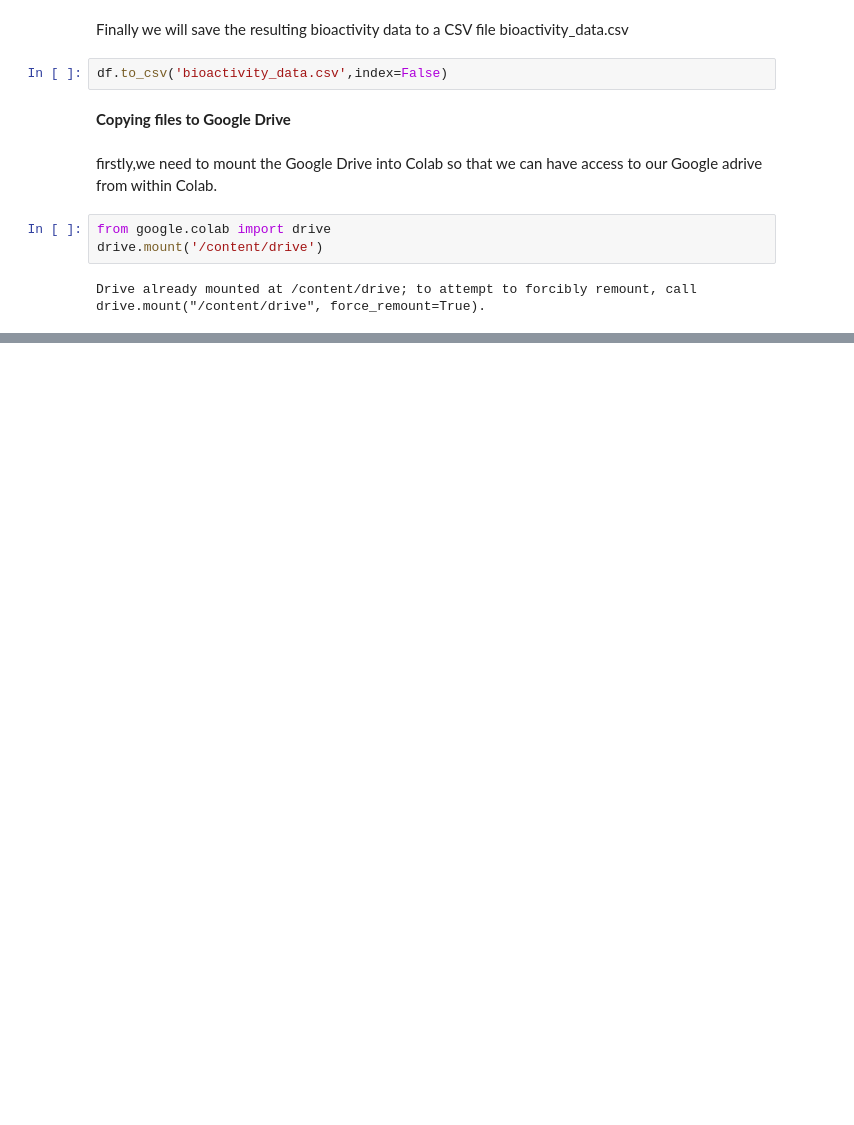
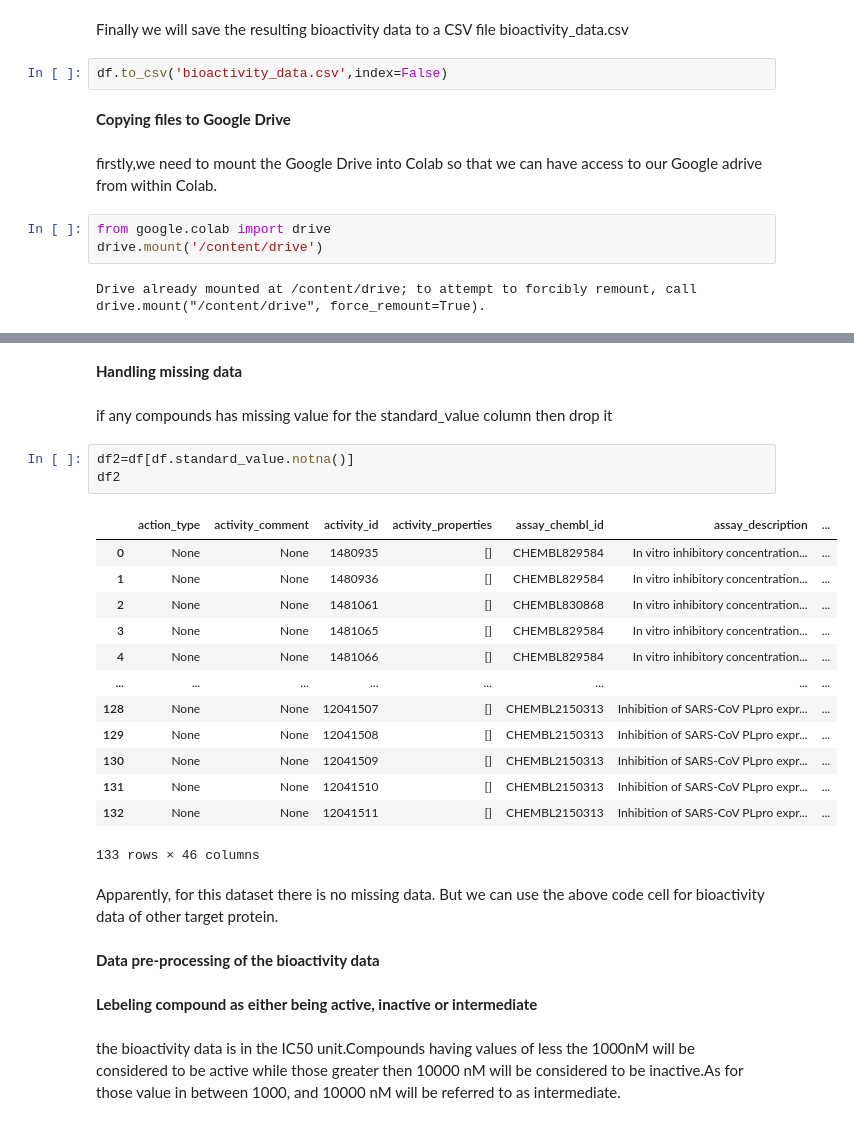
Before and after one commit to Ebratul/Bioinformatics, a Jupyter notebook: python/ML_Part_01.ipynb, the cells around one changed output, grey strips where cells are left out. Cells and saved outputs as stored; diff of their text form; blank space fills up the shorter version.

```diff
--- a/python/ML_Part_01.ipynb
+++ b/python/ML_Part_01.ipynb
@@ -93,0 +135,29 @@ Drive already mounted at /content/drive; to attempt to forcibly remount, call dr
+# %% [markdown]
+**Handling missing data**
+# %% [markdown]
+if any compounds has missing value for the standard_value column then drop it
+# %%
+df2=df[df.standard_value.notna()]
+df2
+# %% [output]
+|  | action_type | activity_comment | activity_id | activity_properties | assay_chembl_id | assay_description | ... |
+| 0 | None | None | 1480935 | [] | CHEMBL829584 | In vitro inhibitory concentration... | ... |
+| 1 | None | None | 1480936 | [] | CHEMBL829584 | In vitro inhibitory concentration... | ... |
+| 2 | None | None | 1481061 | [] | CHEMBL830868 | In vitro inhibitory concentration... | ... |
+| 3 | None | None | 1481065 | [] | CHEMBL829584 | In vitro inhibitory concentration... | ... |
+| 4 | None | None | 1481066 | [] | CHEMBL829584 | In vitro inhibitory concentration... | ... |
+| ... | ... | ... | ... | ... | ... | ... | ... |
+| 128 | None | None | 12041507 | [] | CHEMBL2150313 | Inhibition of SARS-CoV PLpro expr... | ... |
+| 129 | None | None | 12041508 | [] | CHEMBL2150313 | Inhibition of SARS-CoV PLpro expr... | ... |
+| 130 | None | None | 12041509 | [] | CHEMBL2150313 | Inhibition of SARS-CoV PLpro expr... | ... |
+| 131 | None | None | 12041510 | [] | CHEMBL2150313 | Inhibition of SARS-CoV PLpro expr... | ... |
+| 132 | None | None | 12041511 | [] | CHEMBL2150313 | Inhibition of SARS-CoV PLpro expr... | ... |
+133 rows × 46 columns
+# %% [markdown]
+Apparently, for this dataset there is no missing data. But we can use the above code cell for bioactivity data of other target protein.
+# %% [markdown]
+**Data pre-processing of the bioactivity data**
+# %% [markdown]
+**Lebeling compound as either being active, inactive or intermediate**
+# %% [markdown]
+the bioactivity data is in the IC50 unit.Compounds having values of less the 1000nM will be considered to be active while those greater then 10000 nM will be considered to be inactive.As for those value in between 1000, and 10000 nM will be referred to as intermediate.
```
Also changed, not shown: parts of 10 cells of this notebook.
